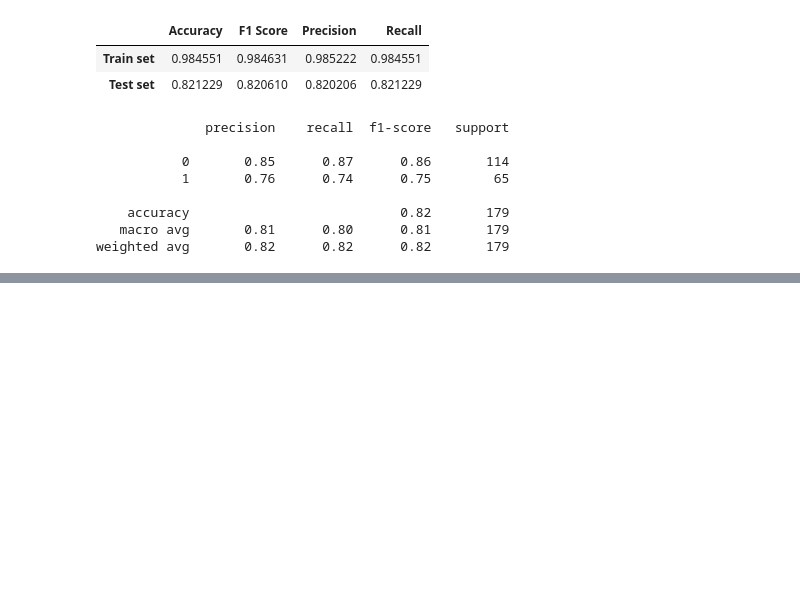
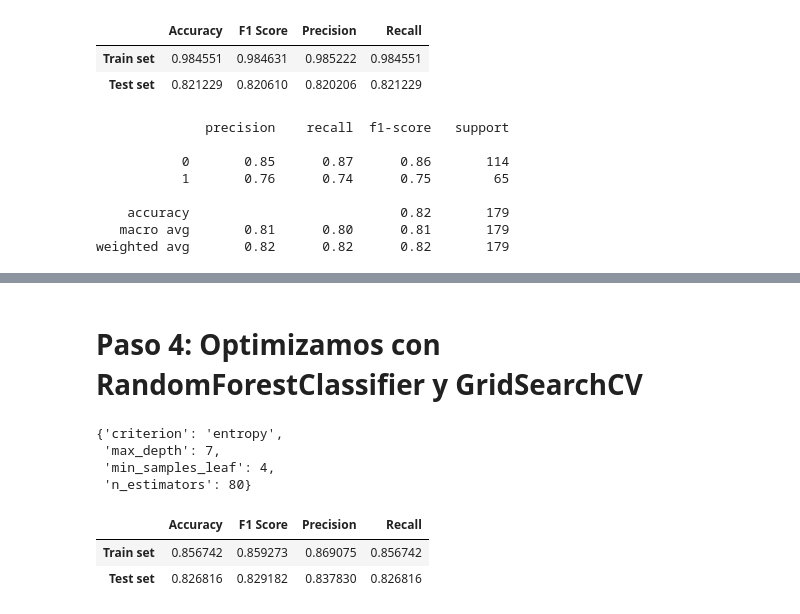
Before and after one commit to 4GeeksAcademy/pabloaznar-intro-ml, a Jupyter notebook: src/07-naive-bayes.ipynb, the cells around one changed output, grey strips where cells are left out. Cells and saved outputs as stored; diff of their text form; code cells hidden in the pictures; blank space fills up the shorter version.

```diff
--- a/src/07-naive-bayes.ipynb
+++ b/src/07-naive-bayes.ipynb
@@ -165,0 +160,40 @@ weighted avg       0.82      0.82      0.82       179
+# %% [markdown]
+# Paso 4: Optimizamos con RandomForestClassifier y GridSearchCV
+# %%
+rf = RandomForestClassifier(random_state=21, class_weight='balanced')
+
+param_grid = {'n_estimators': list(range(70, 90, 5)),
+              'criterion':['gini','entropy'],
+              'max_depth' : [5, 7],
+              'min_samples_leaf': [3, 4, 5]}
+
+grid = GridSearchCV(rf,
+                    param_grid,
+                    cv=5,
+                    scoring='f1_macro') # Nos interesa las dos clases por igual, tanto reseñas negativas como positivas
+# %%
+# Entrenamos el grid con los hiperparametros
+grid.fit(x_train_nb, y_train_nb)
+# Devolvemos los mejores parametros despues de entrenarlo
+grid.best_params_
+# %% [output]
+{'criterion': 'entropy',
+ 'max_depth': 7,
+ 'min_samples_leaf': 4,
+ 'n_estimators': 80}
+# %%
+# Modelos con los mejores parametros
+rf_grid = grid.best_estimator_
+# %%
+# Repetimos el entrenamiento pero ahora con el grid que tiene los hiperparametros establecidos
+rf_grid.fit(x_train_nb, y_train_nb)
+# Predicciones
+y_pred_test_grid = rf_grid.predict(x_test_nb)
+y_pred_train_grid = rf_grid.predict(x_train_nb)
+# %%
+grid_rf_metrics = get_classifier_metrics(y_pred_test_grid, y_test_nb, y_pred_train_grid, y_train_nb, average='weighted')
+grid_rf_metrics
+# %% [output]
+|  | Accuracy | F1 Score | Precision | Recall |
+| Train set | 0.856742 | 0.859273 | 0.869075 | 0.856742 |
+| Test set | 0.826816 | 0.829182 | 0.837830 | 0.826816 |
```
Also changed, not shown: parts of 8 cells of this notebook, 1 other file.
